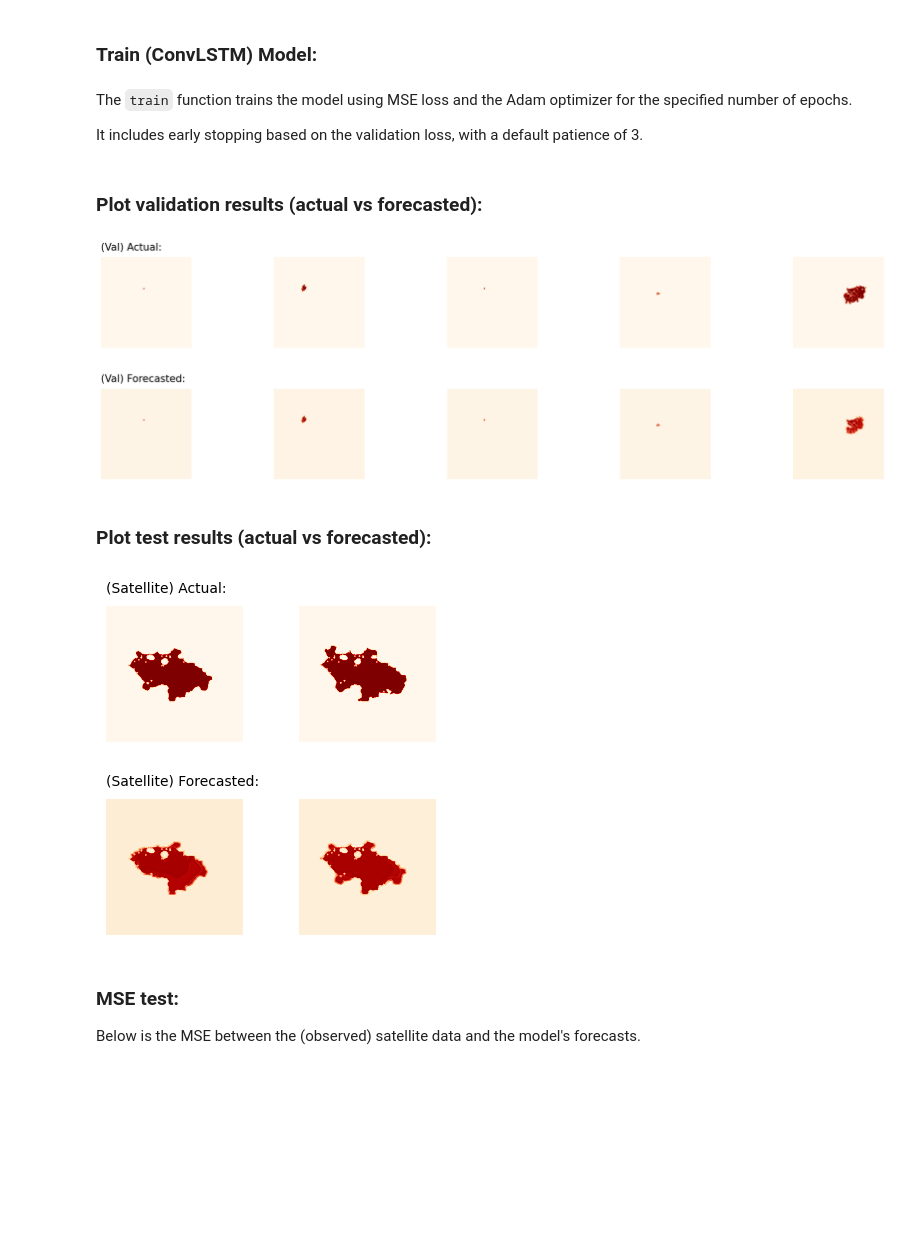
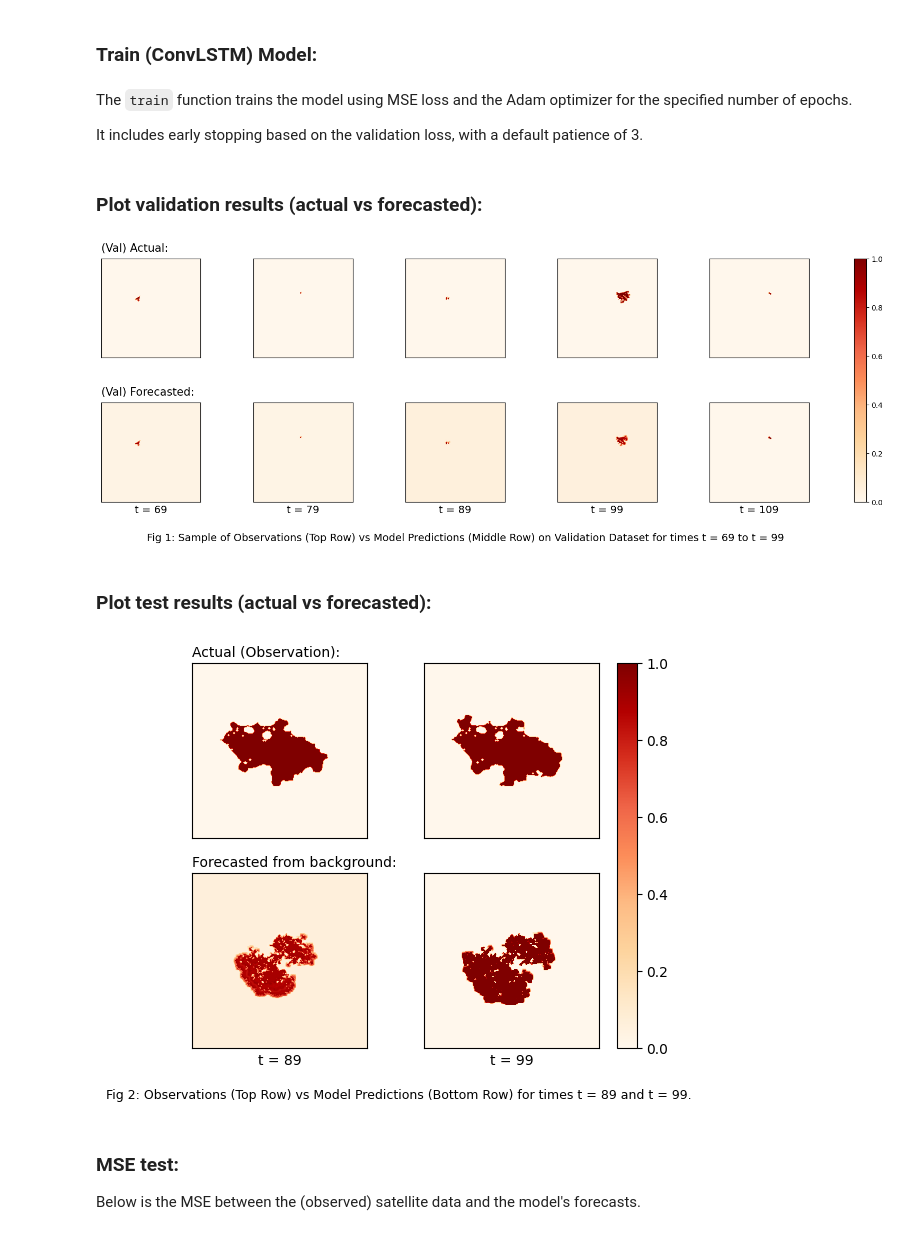
Before and after one commit to edsml-sm1122/ads-wildfire, a Jupyter notebook: wildfire/objective_1.ipynb, the cells around one changed output. Drawn from its saved outputs; the diff is of its cells as text; code cells hidden in the pictures; blank space fills up the shorter version.

Commit message:
nice plots

```diff
--- a/wildfire/objective_1.ipynb
+++ b/wildfire/objective_1.ipynb
@@ -53,10 +53,10 @@ val_dataset = WindowDataset(val_data, window_size=3)
 val_loader = DataLoader(val_dataset, batch_size=batch_size, shuffle=True)
 # %% [markdown]
 ### Train (ConvLSTM) Model:
-# %% [markdown]
-The `train` function trains the model using MSE loss and the Adam optimizer for the specified number of epochs.
-
-It includes early stopping based on the validation loss, with a default patience of 3.
+# %% [markdown]
+The `train` function trains the model using MSE loss and the Adam optimizer for the specified number of epochs.
+
+It includes early stopping based on the validation loss, with a default patience of 3.
 # %%
 device = 'cpu'
 epochs = 20
@@ -77,20 +77,27 @@ else:
 # %%
 images, labels = next(iter(val_loader))
 clstm.eval()
 
 fig, ax = plt.subplots(2, 5, figsize=[18.5, 6])
 fig.tight_layout(pad=4)
 for n, idx  in enumerate(torch.randint(0,images.shape[0], (5,))):
     _, recon = clstm(images[idx].unsqueeze(0).float())
     ax[0, n].imshow(labels[idx].squeeze(), cmap='OrRd')
-    ax[0, n].axis('off')
-    ax[1, n].imshow(recon.cpu().detach().squeeze(), cmap='OrRd')
-    ax[1, n].axis('off')
+    ax[0, n].set_xticks([])
+    ax[0, n].set_yticks([])
+    im = ax[1, n].imshow(recon.cpu().detach().squeeze(), cmap='OrRd')
+    ax[1, n].set_xlabel(f't = {n*10+69}', fontsize=14)
+    ax[1, n].set_xticks([])
+    ax[1, n].set_yticks([])
     if n==0:
         ax[0,n].set_title('(Val) Actual:', fontsize=15, pad=10, loc='left')
         ax[1,n].set_title('(Val) Forecasted:', fontsize=15, pad=10, loc='left')
+cbar = fig.colorbar(im, ax=ax.ravel().tolist());
+cbar.mappable.set_clim(vmin=0,vmax=1)
+txt="Fig 1: Sample of Observations (Top Row) vs Model Predictions (Middle Row) on Validation Dataset for times t = 69 to t = 99"
+plt.figtext(0.43, 0.01, txt, wrap=True, horizontalalignment='center', fontsize=14);
 # %% [output]
-[figure, old version]
+[figure, new version]
 # %% [markdown]
 ### Plot test results (actual vs forecasted):
 # %%
@@ -106,20 +113,26 @@ test_dataset = TensorDataset(torch.Tensor(x),torch.Tensor(y))
 # %%
-fig, ax = plt.subplots(2, 2, figsize=[4, 4])
-fig.tight_layout(pad=1)
+fig, ax = plt.subplots(2, 2, figsize=[6, 5])
 mses = []
 
-for n,(image, label) in enumerate(test_dataset):
+for n, image in enumerate(test_data):
     _, recon = clstm(image.float())
-    mses.append(mean_squared_error(label.flatten(),recon.cpu().detach().squeeze().flatten()))
-    ax[0, n].imshow(label.squeeze(), cmap='OrRd')
-    ax[0, n].axis('off')
-    ax[1, n].imshow(recon.cpu().detach().squeeze(), cmap='OrRd')
-    ax[1, n].axis('off')
+    mses.append(mean_squared_error(labels_data[n].flatten(),recon.cpu().detach().squeeze().flatten())) # calculate mse between prediction and labels
+    ax[0, n].imshow(labels_data[n].squeeze(), cmap='OrRd')
+    ax[0, n].set_xticks([])
+    ax[0, n].set_yticks([])
+    im = ax[1, n].imshow(recon.cpu().detach().squeeze(), cmap='OrRd')
+    ax[1, n].set_xlabel(f't = {n*10+89}', fontsize=10)
+    ax[1, n].set_xticks([])
+    ax[1, n].set_yticks([])
     if n==0:
-        ax[0,n].set_title('(Satellite) Actual:', fontsize=10, pad=10, loc='left')
-        ax[1,n].set_title('(Satellite) Forecasted:', fontsize=10, pad=10, loc='left')
+        ax[0,n].set_title('Actual (Observation):', fontsize=10, pad=5, loc='left')
+        ax[1,n].set_title('Forecasted from background:', fontsize=10, pad=5, loc='left')
+cbar = fig.colorbar(im, ax=ax.ravel().tolist(), fraction=0.046, pad=0.04)
+cbar.mappable.set_clim(vmin=0, vmax=1)
+txt="Fig 2: Observations (Top Row) vs Model Predictions (Bottom Row) for times t = 89 and t = 99."
+plt.figtext(0.5, 0.01, txt, wrap=True, horizontalalignment='center', fontsize=9);
 # %% [output]
-[figure, old version]
+[figure, new version]
 # %% [markdown]
 ### MSE test:
 
```
Also changed, not shown: parts of 3 cells of this notebook, 3 other files.
